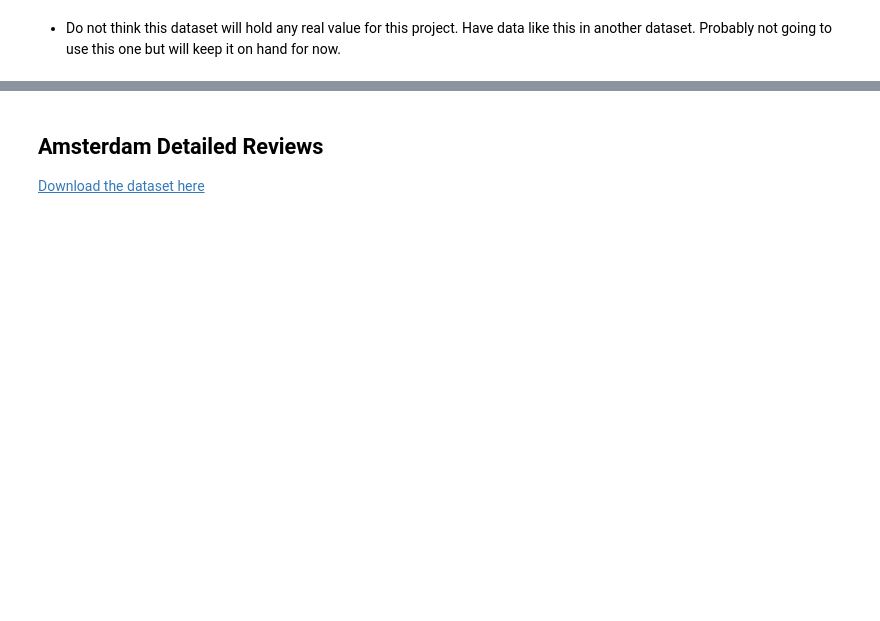
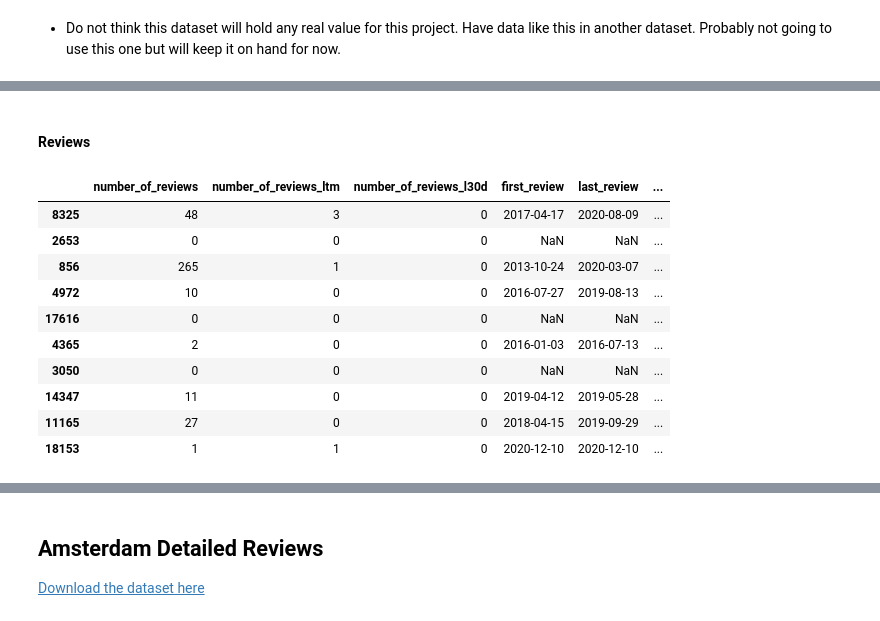
Before and after one commit to BW-TT-158-AirBnB/Data-Science-Unit3-and-Unit4, a Jupyter notebook: notebooks/BW4_AirBnB_EDA.ipynb, the cells around one changed output, grey strips where cells are left out. Drawn from its saved outputs; the diff is of its cells as text; code cells hidden in the pictures; blank space fills up the shorter version.

```diff
--- a/notebooks/BW4_AirBnB_EDA.ipynb
+++ b/notebooks/BW4_AirBnB_EDA.ipynb
@@ -277,0 +233,29 @@ amsterdam_detailed_listing.describe()
+# %%
+# Remove the features from above that is not needed
+amsterdam_detailed_listing = amsterdam_detailed_listing.drop(
+    columns=['host_id', 'host_url', 'host_name', 'host_location', 'host_about',
+             'host_picture_url', 'host_neighbourhood', 'host_listings_count',
+             'host_verifications', 'calculated_host_listings_count',
+             'calculated_host_listings_count_entire_homes',
+             'calculated_host_listings_count_private_rooms',
+             'calculated_host_listings_count_shared_rooms'])
+
+# Rename features
+amsterdam_detailed_listing.rename(columns={'host_is_superhost': 'superhost',
+                                'host_total_listings_count': 'total_listings',
+                                'host_has_profile_pic': 'profile_pic',
+                                'host_identity_verified': 'verified_id'},
+                                inplace=True)
+
+# Replace all t and f with 1 and 0
+amsterdam_detailed_listing[['superhost', 'profile_pic', 'verified_id'
+        ]] = amsterdam_detailed_listing[['superhost', 'profile_pic',
+                                         'verified_id']].replace(['t', 'f',
+                                                                  np.nan],
+                                                                 [True, False,
+                                                                  False])
+
+# Look at the new shape and a sample of 3 to check my work
+print(f'Rows: {amsterdam_detailed_listing.shape[0]}, Features: {amsterdam_detailed_listing.shape[1]}')
+amsterdam_detailed_listing[['host_since', 'superhost', 'total_listings',
+                            'profile_pic', 'verified_id']].sample(5)
@@ -277,0 +270,22 @@ amsterdam_detailed_listing.describe()
+# %% [markdown]
+#### Reviews
+# %%
+# Compare all the review features
+amsterdam_detailed_listing[['number_of_reviews', 'number_of_reviews_ltm',
+        'number_of_reviews_l30d', 'first_review', 'last_review',
+        'review_scores_rating', 'review_scores_accuracy',
+        'review_scores_cleanliness', 'review_scores_checkin',
+        'review_scores_communication', 'review_scores_location',
+        'review_scores_value', 'reviews_per_month']].sample(10)
+# %% [output]
+|  | number_of_reviews | number_of_reviews_ltm | number_of_reviews_l30d | first_review | last_review | ... |
+| 8325 | 48 | 3 | 0 | 2017-04-17 | 2020-08-09 | ... |
+| 2653 | 0 | 0 | 0 | NaN | NaN | ... |
+| 856 | 265 | 1 | 0 | 2013-10-24 | 2020-03-07 | ... |
+| 4972 | 10 | 0 | 0 | 2016-07-27 | 2019-08-13 | ... |
+| 17616 | 0 | 0 | 0 | NaN | NaN | ... |
+| 4365 | 2 | 0 | 0 | 2016-01-03 | 2016-07-13 | ... |
+| 3050 | 0 | 0 | 0 | NaN | NaN | ... |
+| 14347 | 11 | 0 | 0 | 2019-04-12 | 2019-05-28 | ... |
+| 11165 | 27 | 0 | 0 | 2018-04-15 | 2019-09-29 | ... |
+| 18153 | 1 | 1 | 0 | 2020-12-10 | 2020-12-10 | ... |
```
Also changed, not shown: parts of 123 cells of this notebook.
